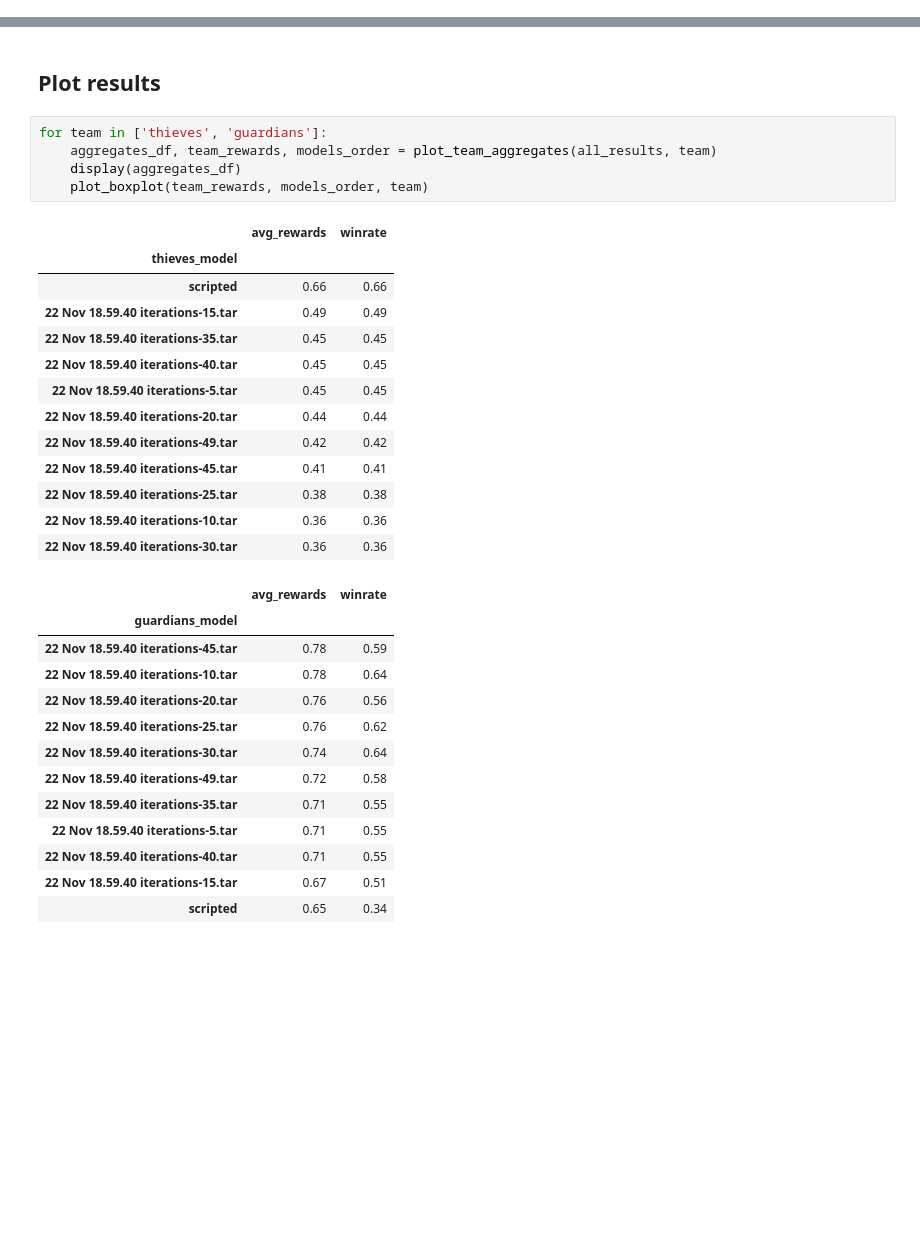
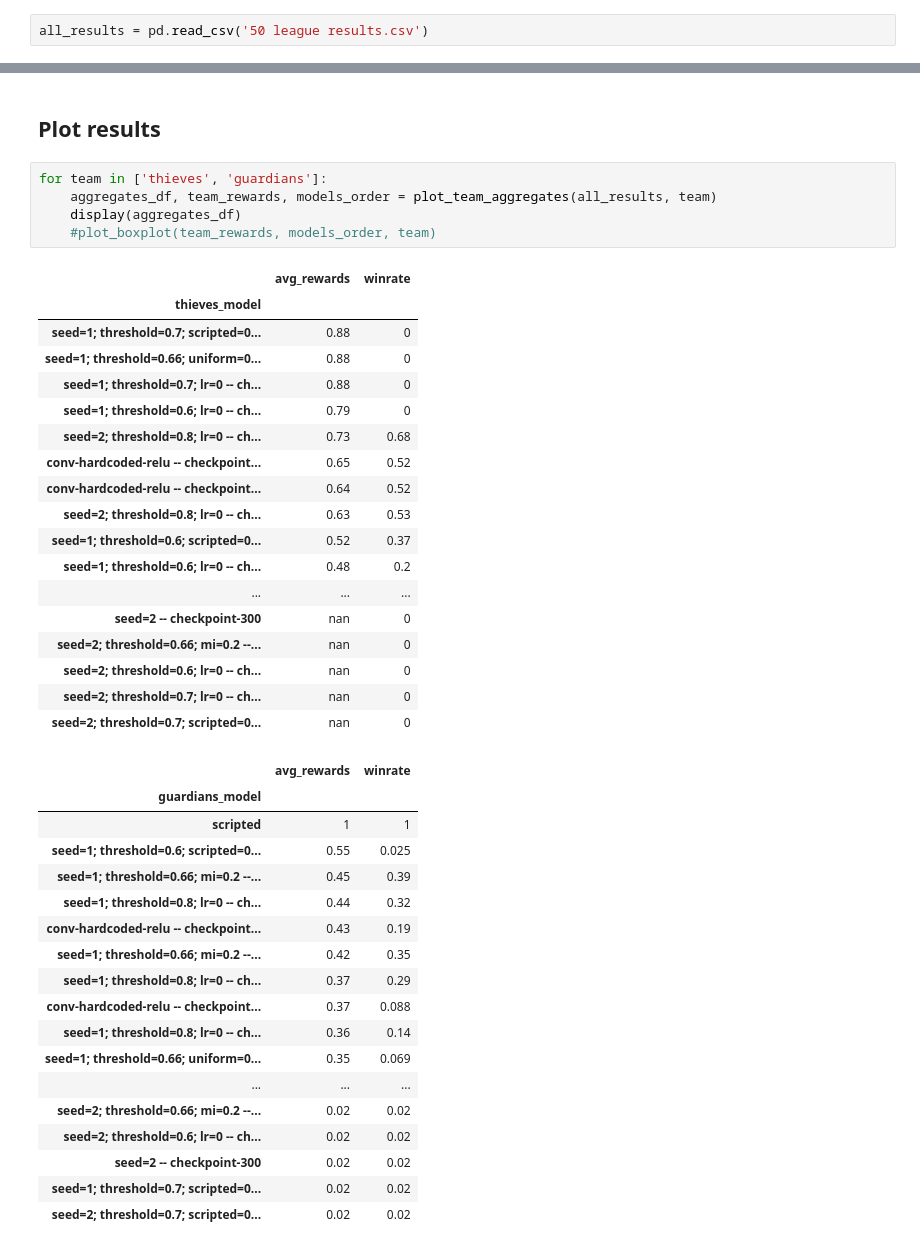
Before and after one commit to stefan-niculae/intervening-in-coevolution, a Jupyter notebook: tuning/comparison.ipynb, the cells around one changed output, grey strips where cells are left out. Drawn from its saved outputs; the diff is of its cells as text; blank space fills up the shorter version.

Commit message:
Add methods to improve trained model comparisons.

```diff
--- a/tuning/comparison.ipynb
+++ b/tuning/comparison.ipynb
@@ -31,0 +38,2 @@ Wall time: 9.56 s
+# %%
+all_results = pd.read_csv('50 league results.csv')
@@ -34,32 +44,42 @@ Wall time: 9.56 s
 # %%
 for team in ['thieves', 'guardians']:
     aggregates_df, team_rewards, models_order = plot_team_aggregates(all_results, team)
     display(aggregates_df)
-    plot_boxplot(team_rewards, models_order, team)
+    #plot_boxplot(team_rewards, models_order, team)
 # %% [output]
 |  | avg_rewards | winrate |
 | thieves_model |  |  |
-| scripted | 0.66 | 0.66 |
-| 22 Nov 18.59.40 iterations-15.tar | 0.49 | 0.49 |
-| 22 Nov 18.59.40 iterations-35.tar | 0.45 | 0.45 |
-| 22 Nov 18.59.40 iterations-40.tar | 0.45 | 0.45 |
-| 22 Nov 18.59.40 iterations-5.tar | 0.45 | 0.45 |
-| 22 Nov 18.59.40 iterations-20.tar | 0.44 | 0.44 |
-| 22 Nov 18.59.40 iterations-49.tar | 0.42 | 0.42 |
-| 22 Nov 18.59.40 iterations-45.tar | 0.41 | 0.41 |
-| 22 Nov 18.59.40 iterations-25.tar | 0.38 | 0.38 |
-| 22 Nov 18.59.40 iterations-10.tar | 0.36 | 0.36 |
-| 22 Nov 18.59.40 iterations-30.tar | 0.36 | 0.36 |
+| seed=1; threshold=0.7; scripted=0... | 0.88 | 0 |
+| seed=1; threshold=0.66; uniform=0... | 0.88 | 0 |
+| seed=1; threshold=0.7; lr=0 -- ch... | 0.88 | 0 |
+| seed=1; threshold=0.6; lr=0 -- ch... | 0.79 | 0 |
+| seed=2; threshold=0.8; lr=0 -- ch... | 0.73 | 0.68 |
+| conv-hardcoded-relu -- checkpoint... | 0.65 | 0.52 |
+| conv-hardcoded-relu -- checkpoint... | 0.64 | 0.52 |
+| seed=2; threshold=0.8; lr=0 -- ch... | 0.63 | 0.53 |
+| seed=1; threshold=0.6; scripted=0... | 0.52 | 0.37 |
+| seed=1; threshold=0.6; lr=0 -- ch... | 0.48 | 0.2 |
+| ... | ... | ... |
+| seed=2 -- checkpoint-300 | nan | 0 |
+| seed=2; threshold=0.66; mi=0.2 --... | nan | 0 |
+| seed=2; threshold=0.6; lr=0 -- ch... | nan | 0 |
+| seed=2; threshold=0.7; lr=0 -- ch... | nan | 0 |
+| seed=2; threshold=0.7; scripted=0... | nan | 0 |
 |  | avg_rewards | winrate |
 | guardians_model |  |  |
-| 22 Nov 18.59.40 iterations-45.tar | 0.78 | 0.59 |
-| 22 Nov 18.59.40 iterations-10.tar | 0.78 | 0.64 |
-| 22 Nov 18.59.40 iterations-20.tar | 0.76 | 0.56 |
-| 22 Nov 18.59.40 iterations-25.tar | 0.76 | 0.62 |
-| 22 Nov 18.59.40 iterations-30.tar | 0.74 | 0.64 |
-| 22 Nov 18.59.40 iterations-49.tar | 0.72 | 0.58 |
-| 22 Nov 18.59.40 iterations-35.tar | 0.71 | 0.55 |
-| 22 Nov 18.59.40 iterations-5.tar | 0.71 | 0.55 |
-| 22 Nov 18.59.40 iterations-40.tar | 0.71 | 0.55 |
-| 22 Nov 18.59.40 iterations-15.tar | 0.67 | 0.51 |
-| scripted | 0.65 | 0.34 |
+| scripted | 1 | 1 |
+| seed=1; threshold=0.6; scripted=0... | 0.55 | 0.025 |
+| seed=1; threshold=0.66; mi=0.2 --... | 0.45 | 0.39 |
+| seed=1; threshold=0.8; lr=0 -- ch... | 0.44 | 0.32 |
+| conv-hardcoded-relu -- checkpoint... | 0.43 | 0.19 |
+| seed=1; threshold=0.66; mi=0.2 --... | 0.42 | 0.35 |
+| seed=1; threshold=0.8; lr=0 -- ch... | 0.37 | 0.29 |
+| conv-hardcoded-relu -- checkpoint... | 0.37 | 0.088 |
+| seed=1; threshold=0.8; lr=0 -- ch... | 0.36 | 0.14 |
+| seed=1; threshold=0.66; uniform=0... | 0.35 | 0.069 |
+| ... | ... | ... |
+| seed=2; threshold=0.66; mi=0.2 --... | 0.02 | 0.02 |
+| seed=2; threshold=0.6; lr=0 -- ch... | 0.02 | 0.02 |
+| seed=2 -- checkpoint-300 | 0.02 | 0.02 |
+| seed=1; threshold=0.7; scripted=0... | 0.02 | 0.02 |
+| seed=2; threshold=0.7; scripted=0... | 0.02 | 0.02 |
```
Also changed, not shown: parts of 12 cells of this notebook, 3 other files.
